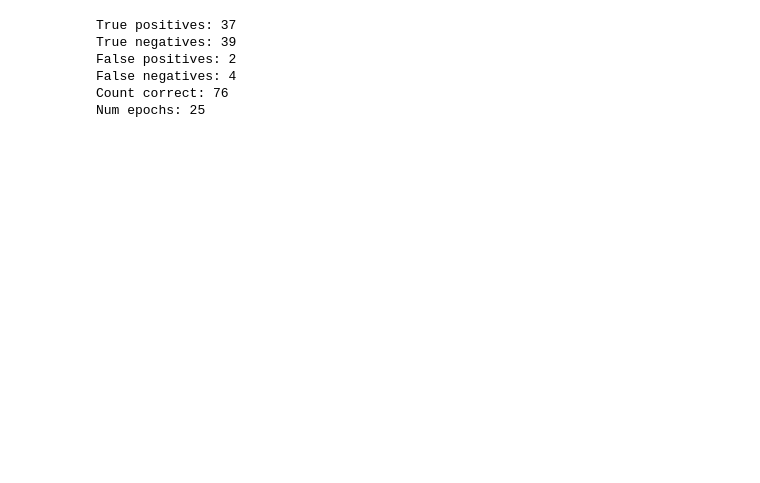
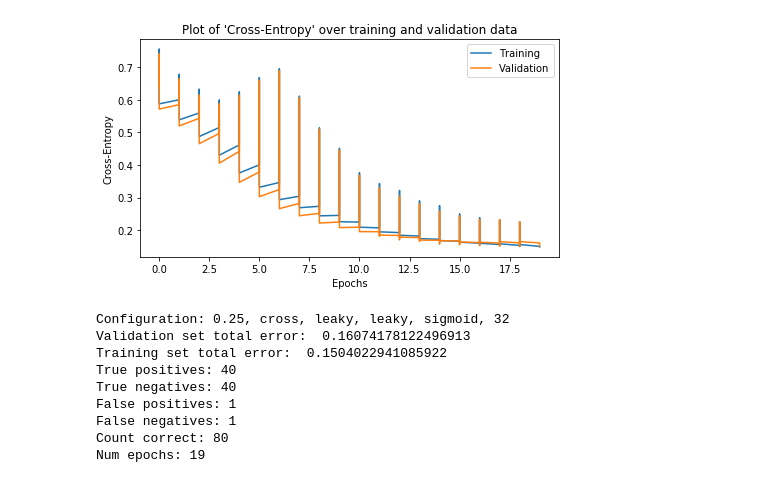
Before and after one commit to noobieprogram/2IIG0, a Jupyter notebook: Assignment3/Test_Marco.ipynb, the cells around one changed output. Cells and saved outputs as stored; diff of their text form; code cells hidden in the pictures; blank space fills up the shorter version.

```diff
--- a/Assignment3/Test_Marco.ipynb
+++ b/Assignment3/Test_Marco.ipynb
@@ -419,8 +419,9 @@ for i in range(len(x0)):
 y_train = []
 y_eval = []
 x_epochs = []
+params = [0.25, "cross", "leaky", "leaky", "sigmoid"]
 
-nn = NeuralNetwork(2, 10, 10, 1, learning_rate=0.25, loss_function='cross', hidden_layer_1_activation='leaky', hidden_layer_2_activation='leaky', output_layer_activation='sigmoid')
+nn = NeuralNetwork(2, 10, 10, 1, learning_rate=params[0], loss_function=params[1], hidden_layer_1_activation=params[2], hidden_layer_2_activation=params[3], output_layer_activation=params[4])
 prev_error = 2
 error = 1
 iteration = 0
@@ -428,47 +429,53 @@ epochs = 0
 BATCH_SIZE = 32
 
 if BATCH_SIZE > 0:
-    while epochs < 25:
-        prev_error = error
+    while True:
         nn.train(training_sets[BATCH_SIZE*iterations:BATCH_SIZE+BATCH_SIZE*iterations])
         y_train.append(nn.calculate_total_error(training_sets))
         y_eval.append(nn.calculate_total_error(validation_sets))
         x_epochs.append(epochs)
+        if nn.calculate_total_error(training_sets) < 0.15:
+            break
         iterations += 1
         if iterations % (math.ceil(len(training_sets) / BATCH_SIZE)) == 0:
             iterations = 0
             epochs += 1
 else:
-    while error < prev_error:
-        prev_error = error
+    while True:
         nn.train(training_sets)
         error = nn.calculate_total_error(training_sets)
         y_train.append(error)
         y_eval.append(nn.calculate_total_error(validation_sets))
         x_epochs.append(iteration)
+        if error < 0.1:
+            break
         iteration += 1
         epochs += 1
-#         if iteration % 500 == 0:
-#             print(iteration, error)
-#             plots("Cross-Entropy")
         if iteration == 1000:
             break
+plots("Cross-Entropy")
 nn.undo()
 
-# print("Validation sets: ", nn.calculate_total_error(validation_sets))
+print("Configuration: {}, {}, {}, {}, {}, {}".format(params[0], params[1],params[2],params[3],params[4], BATCH_SIZE))
+print("Validation set total error: ", nn.calculate_total_error(validation_sets))
+print("Training set total error: ", nn.calculate_total_error(training_sets))
 # nn.print_expected_predicted(validation_sets)
 print("True positives:",nn.true_positive(validation_sets))
 print("True negatives:",nn.true_negative(validation_sets))
 print("False positives:",nn.false_positive(validation_sets))
 print("False negatives:",nn.false_negative(validation_sets))
 print("Count correct:",nn.count_correct(validation_sets))
 print("Num epochs:", epochs)
 # %% [output]
+[figure, added]
-True positives: 37
-True negatives: 39
-False positives: 2
-False negatives: 4
-Count correct: 76
-Num epochs: 25
+Configuration: 0.25, cross, leaky, leaky, sigmoid, 32
+Validation set total error:  0.16074178122496913
+Training set total error:  0.1504022941085922
+True positives: 40
+True negatives: 40
+False positives: 1
+False negatives: 1
+Count correct: 80
+Num epochs: 19
 # %%
 def plots(loss_fun: str):
```
Also changed, not shown: parts of 1 cell of this notebook.
